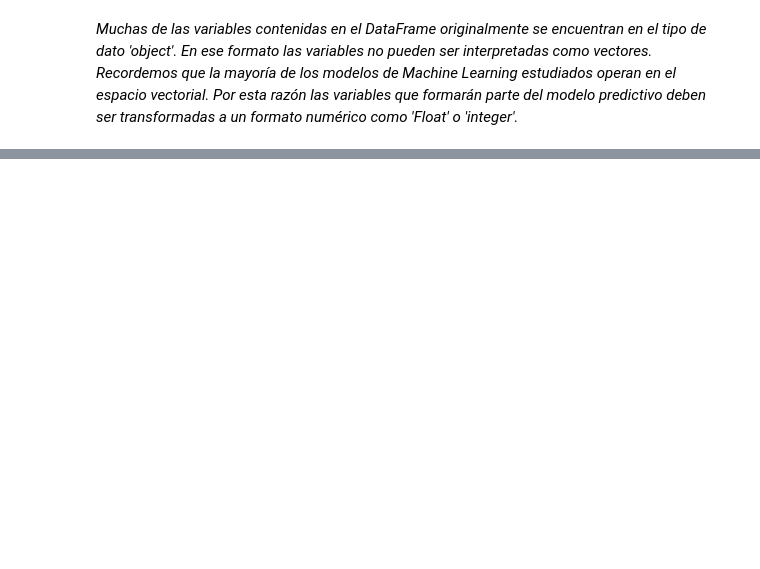
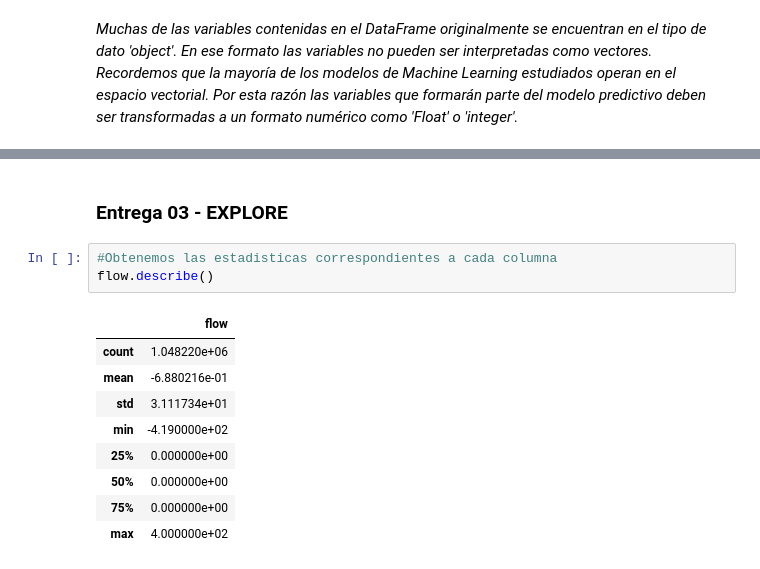
Before and after one commit to Cordero27/Minor-Machine-Learning, a Jupyter notebook: Analisis Dataset Memoria.ipynb, the cells around one changed output, grey strips where cells are left out. Drawn from its saved outputs; the diff is of its cells as text; blank space fills up the shorter version.

```diff
--- a/Analisis Dataset Memoria.ipynb
+++ b/Analisis Dataset Memoria.ipynb
@@ -265,0 +313,15 @@ memory usage: 16.0+ MB
+# %% [markdown]
+### Entrega 03 - EXPLORE
+# %%
+#Obtenemos las estadisticas correspondientes a cada columna
+flow.describe()
+# %% [output]
+|  | flow |
+| count | 1.048220e+06 |
+| mean | -6.880216e-01 |
+| std | 3.111734e+01 |
+| min | -4.190000e+02 |
+| 25% | 0.000000e+00 |
+| 50% | 0.000000e+00 |
+| 75% | 0.000000e+00 |
+| max | 4.000000e+02 |
```
Also changed, not shown: parts of 13 cells of this notebook.
